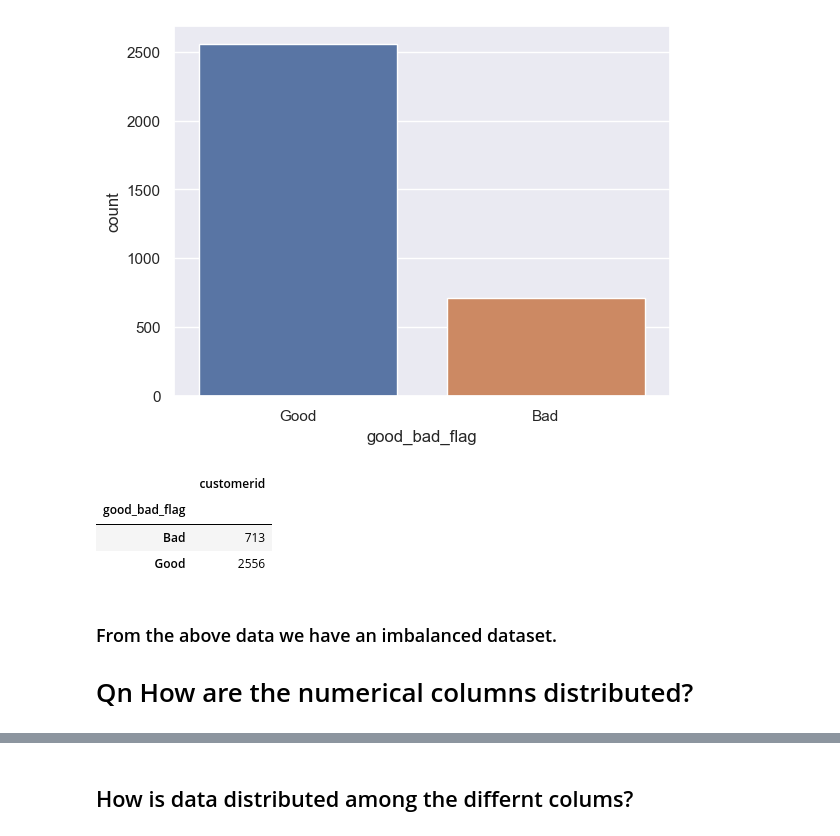
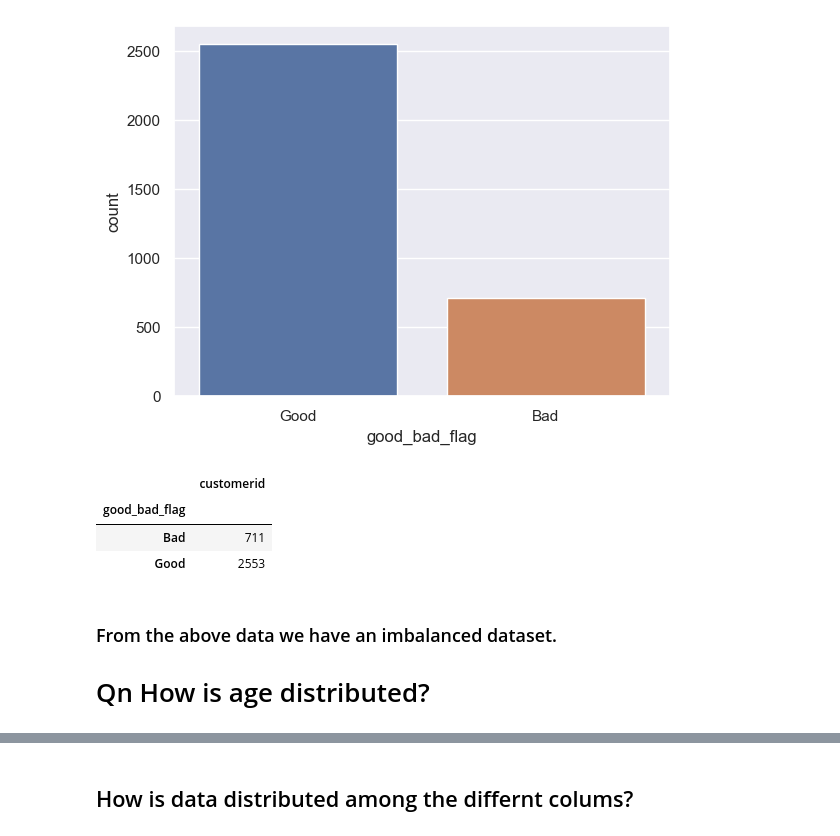
Before and after one commit to Group-10-Refactory-Capstone/Group10RefactoryCapstone, a Jupyter notebook: Explanatory Data analysis simon.ipynb, the cells around one changed output, grey strips where cells are left out. Cells and saved outputs as stored; diff of their text form; code cells hidden in the pictures.

```diff
--- a/Explanatory Data analysis simon.ipynb
+++ b/Explanatory Data analysis simon.ipynb
@@ -52,0 +71,5 @@ Index(['customerid', 'bank_name_clients', 'employment_status_clients',
+# %%
+# Removing Customers who have not taken loans
+bool_series = pd.notnull(data["No_of_prevloans"])
+filtered_data = data[bool_series]
+filtered_data.head()
@@ -58,13 +114,13 @@ sns.countplot(x='good_bad_flag',data=data)
 <Axes: xlabel='good_bad_flag', ylabel='count'>
 [figure]
 # %%
-data.groupby('good_bad_flag').agg({'customerid':'nunique'})
+filtered_data.groupby('good_bad_flag').agg({'customerid':'nunique'})
 # %% [output]
 |  | customerid |
 | good_bad_flag |  |
-| Bad | 713 |
-| Good | 2556 |
+| Bad | 711 |
+| Good | 2553 |
 # %% [markdown]
 ### From the above data we have an imbalanced dataset.
 
-# Qn How are the numerical columns distributed?
+# Qn How is age distributed?
```
Also changed, not shown: parts of 19 cells of this notebook.
